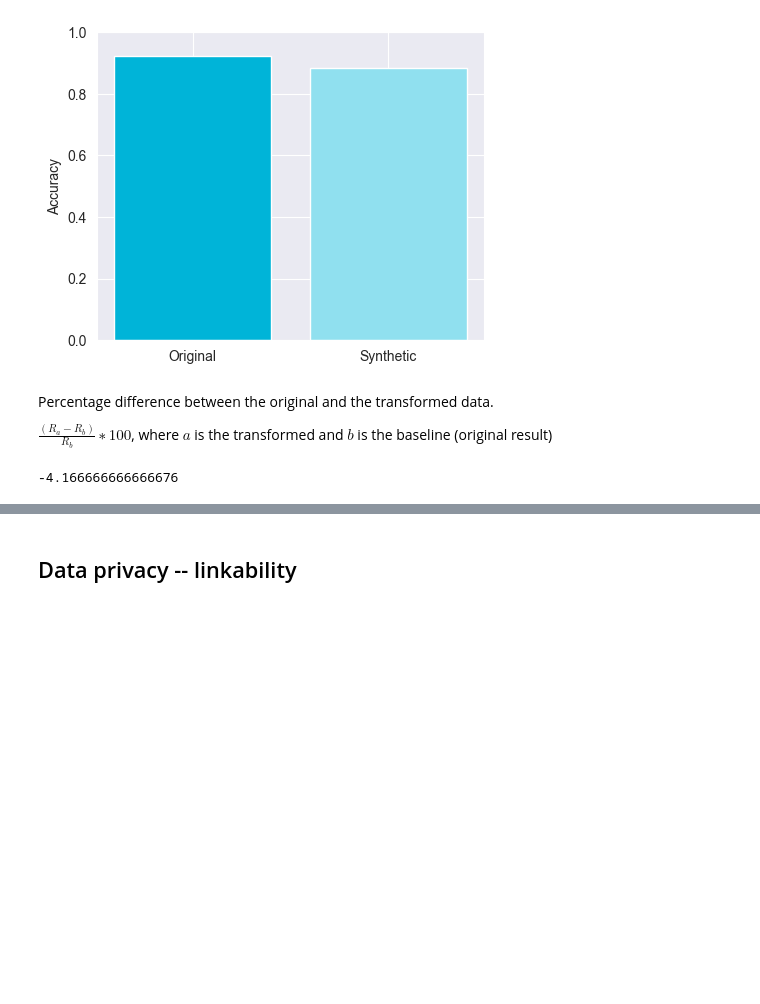
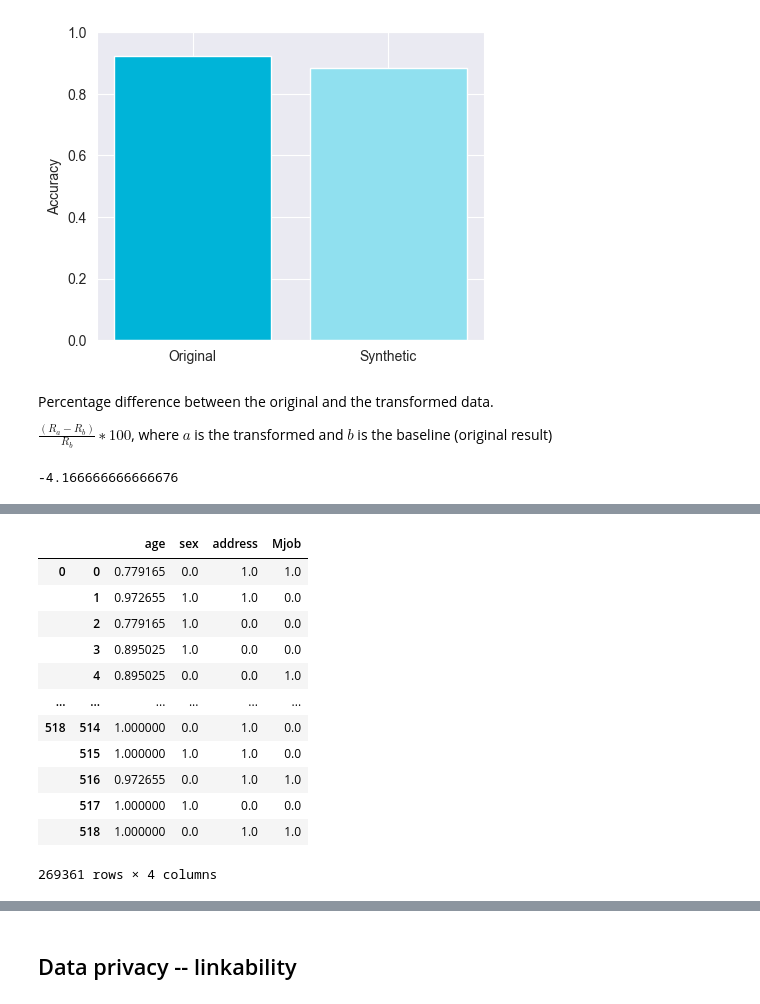
Before and after one commit to tmcarvalho/hands-on-synthetic-data, a Jupyter notebook: synthetic_data_generation.ipynb, the cells around one changed output, grey strips where cells are left out. Drawn from its saved outputs; the diff is of its cells as text; code cells hidden in the pictures; blank space fills up the shorter version.

```diff
--- a/synthetic_data_generation.ipynb
+++ b/synthetic_data_generation.ipynb
@@ -271,0 +275,36 @@ $\frac{(𝑅_𝑎−𝑅_𝑏)}{𝑅_𝑏}∗100$, where $a$ is the transformed
+# %%
+def record_linkage(df_protected, df_original, cols):
+    # Set up indexer and generate candidate pairs
+    indexer = recordlinkage.Index()
+    indexer.full()
+    candidates = indexer.index(df_protected, df_original)
+    print("Number of candidate pairs:", len(candidates))
+
+    # Initialize comparer
+    compare = recordlinkage.Compare()
+
+    # Dynamically add comparisons based on column data types
+    for idx, col in enumerate(cols):
+        # Numeric Comparison
+        if pd.api.types.is_numeric_dtype(df_protected[col]):
+            #A smaller scale value makes the comparison more sensitive to small differences, while a larger scale value makes it more tolerant.
+            compare.numeric(col, col, method='gauss', scale=5, offset=0, label=col)
+
+        # String Comparison
+        elif pd.api.types.is_string_dtype(df_protected[col]):
+            compare.string(col, col, method='levenshtein', threshold=0.75, label=col)
+
+        # Date Comparison
+        elif pd.api.types.is_datetime64_any_dtype(df_protected[col]):
+            compare.date(col, col, swap_month_day=1, label=col)
+
+        # Specific exact comparison for "Gender" column
+        elif col.lower() == "gender" or col.lower() == "sex":
+            compare.exact(col, col, label=col)
+
+        # Catch-all for other types
+        else:
+            print(f"Column '{col}' has unsupported data type for comparison.")
+
+    # Compute similarity scores
+    return compare.compute(candidates, df_protected, df_original)
@@ -271,0 +323,16 @@ $\frac{(𝑅_𝑎−𝑅_𝑏)}{𝑅_𝑏}∗100$, where $a$ is the transformed
+# %%
+rl
+# %% [output]
+|  |  | age | sex | address | Mjob |
+| 0 | 0 | 0.779165 | 0.0 | 1.0 | 1.0 |
+|  | 1 | 0.972655 | 1.0 | 1.0 | 0.0 |
+|  | 2 | 0.779165 | 1.0 | 0.0 | 0.0 |
+|  | 3 | 0.895025 | 1.0 | 0.0 | 0.0 |
+|  | 4 | 0.895025 | 0.0 | 0.0 | 1.0 |
+| ... | ... | ... | ... | ... | ... |
+| 518 | 514 | 1.000000 | 0.0 | 1.0 | 0.0 |
+|  | 515 | 1.000000 | 1.0 | 1.0 | 0.0 |
+|  | 516 | 0.972655 | 0.0 | 1.0 | 1.0 |
+|  | 517 | 1.000000 | 1.0 | 0.0 | 0.0 |
+|  | 518 | 1.000000 | 0.0 | 1.0 | 1.0 |
+269361 rows × 4 columns
```
Also changed, not shown: parts of 20 cells of this notebook, 2 other files.
